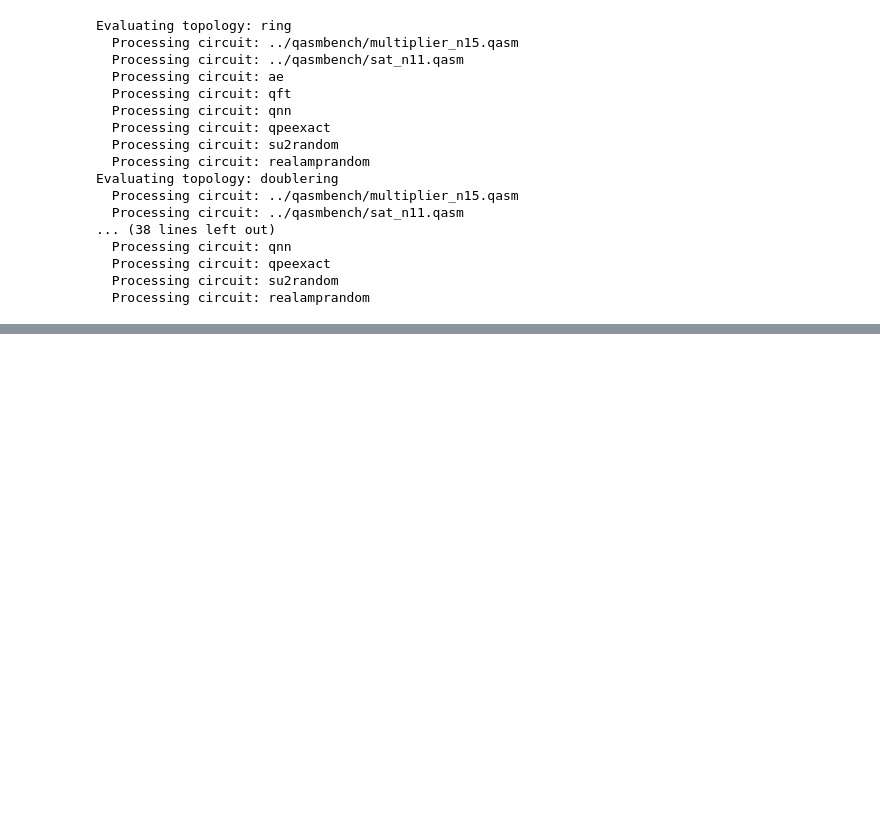
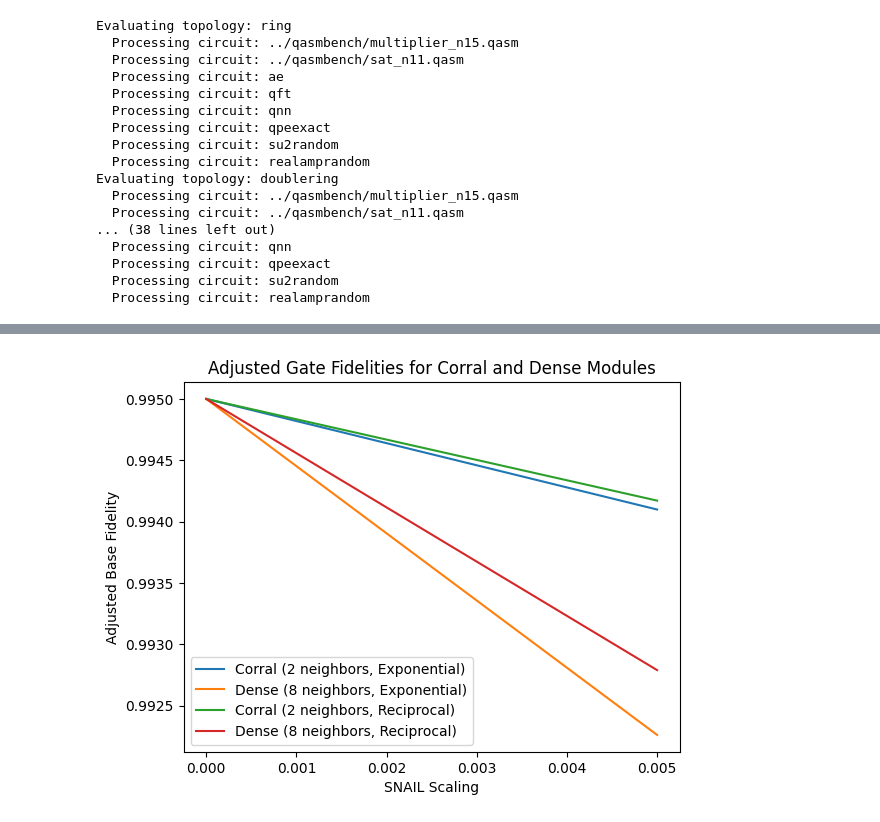
Before and after one commit to PITT-HATLAB/corral_crowding, a Jupyter notebook: src/notebooks/05_topologies.ipynb, the cells around one changed output, grey strips where cells are left out. Cells and saved outputs as stored; diff of their text form; code cells hidden in the pictures; blank space fills up the shorter version.

```diff
--- a/src/notebooks/05_topologies.ipynb
+++ b/src/notebooks/05_topologies.ipynb
@@ -503,0 +529,78 @@ create_full_grid_bar_chart_with_vertical_title(results, metrics_to_plot_all)
+# %%
+# Parameters
+base_fidelity = 0.995
+neighbors_corral = 2
+neighbors_dense = 8
+
+# SNAIL scaling factor range
+snail_scaling = np.linspace(0, 0.005, 100)
+
+# Base fidelity calculation for each module
+corral_base_fidelities_exp = []
+dense_base_fidelities_exp = []
+corral_base_fidelities_rec = []
+dense_base_fidelities_rec = []
+
+
+# Updated scaling function for fidelity reduction
+def scaling_function_exponential(n, alpha=0.1):
+    return np.exp(-alpha * n)
+
+
+def scaling_function_reciprocal(n, beta=0.1):
+    return 1 / (1 + beta * n)
+
+
+for scaling in snail_scaling:
+    # Corral base fidelity using exponential scaling
+    scaling_corral_exp = scaling_function_exponential(neighbors_corral)
+    f_base_corral_exp = base_fidelity * (1 - scaling * (1 - scaling_corral_exp))
+    f_base_corral_exp = max(
+        0, min(1, f_base_corral_exp)
+    )  # Ensure fidelity stays in [0, 1]
+    corral_base_fidelities_exp.append(f_base_corral_exp)
+
+    # Dense base fidelity using exponential scaling
+    scaling_dense_exp = scaling_function_exponential(neighbors_dense)
+    f_base_dense_exp = base_fidelity * (1 - scaling * (1 - scaling_dense_exp))
+    f_base_dense_exp = max(
+        0, min(1, f_base_dense_exp)
+    )  # Ensure fidelity stays in [0, 1]
+    dense_base_fidelities_exp.append(f_base_dense_exp)
+
+    # Corral base fidelity using reciprocal scaling
+    scaling_corral_rec = scaling_function_reciprocal(neighbors_corral)
+    f_base_corral_rec = base_fidelity * (1 - scaling * (1 - scaling_corral_rec))
+    f_base_corral_rec = max(
+        0, min(1, f_base_corral_rec)
+    )  # Ensure fidelity stays in [0, 1]
+    corral_base_fidelities_rec.append(f_base_corral_rec)
+
+    # Dense base fidelity using reciprocal scaling
+    scaling_dense_rec = scaling_function_reciprocal(neighbors_dense)
+    f_base_dense_rec = base_fidelity * (1 - scaling * (1 - scaling_dense_rec))
+    f_base_dense_rec = max(
+        0, min(1, f_base_dense_rec)
+    )  # Ensure fidelity stays in [0, 1]
+    dense_base_fidelities_rec.append(f_base_dense_rec)
+
+# Plotting adjusted base fidelities on a single plot
+plt.plot(
+    snail_scaling, corral_base_fidelities_exp, label="Corral (2 neighbors, Exponential)"
+)
+plt.plot(
+    snail_scaling, dense_base_fidelities_exp, label="Dense (8 neighbors, Exponential)"
+)
+plt.plot(
+    snail_scaling, corral_base_fidelities_rec, label="Corral (2 neighbors, Reciprocal)"
+)
+plt.plot(
+    snail_scaling, dense_base_fidelities_rec, label="Dense (8 neighbors, Reciprocal)"
+)
+plt.xlabel("SNAIL Scaling")
+plt.ylabel("Adjusted Base Fidelity")
+plt.title("Adjusted Gate Fidelities for Corral and Dense Modules")
+plt.legend()
+plt.show()
+# %% [output]
+[figure, added]
```
Also changed, not shown: parts of 10 cells of this notebook, 8 other files.
